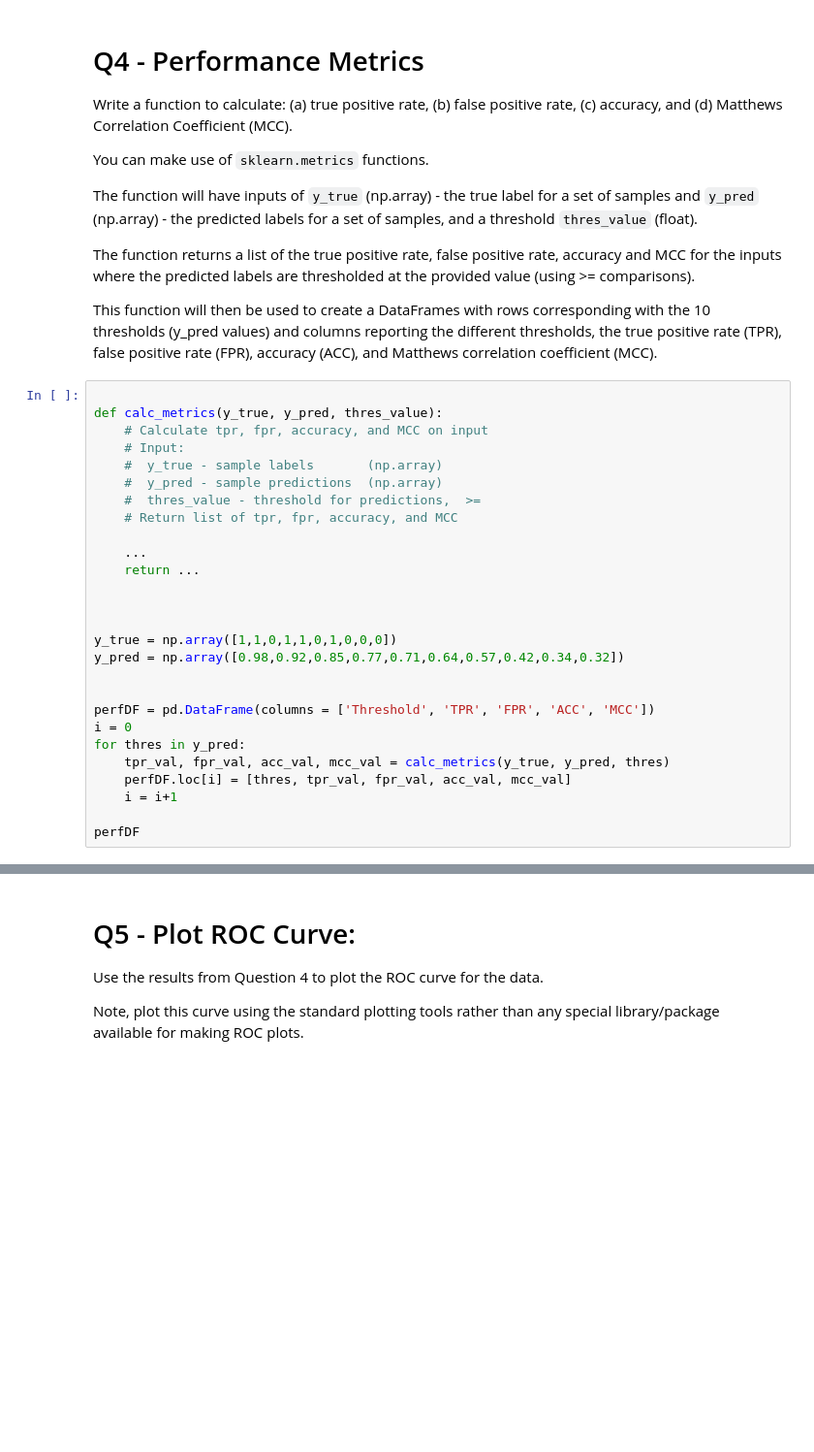
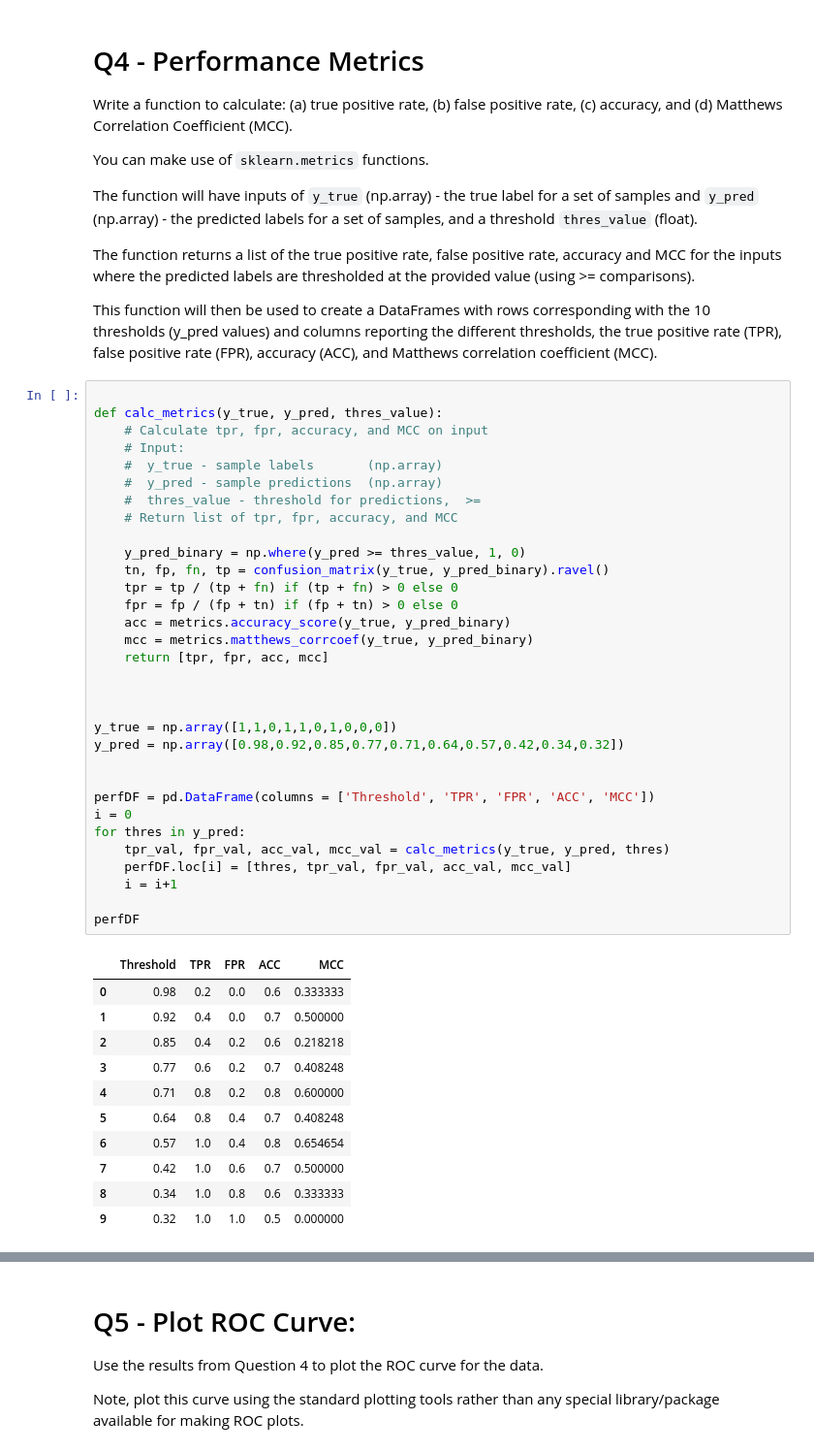
Before and after one commit to zecerman/CS4821, a Jupyter notebook: a2-4821.ipynb, the cells around one changed output, grey strips where cells are left out. Shown: that part at 97% size. Cells and saved outputs as stored; diff of their text form; blank space fills up the shorter version.

```diff
--- a/a2-4821.ipynb
+++ b/a2-4821.ipynb
@@ -467,29 +503,46 @@ This function will then be used to create a DataFrames  with rows corresponding
 # %%
 
 def calc_metrics(y_true, y_pred, thres_value):
     # Calculate tpr, fpr, accuracy, and MCC on input
     # Input:
     #  y_true - sample labels       (np.array)
     #  y_pred - sample predictions  (np.array)
     #  thres_value - threshold for predictions,  >=
     # Return list of tpr, fpr, accuracy, and MCC
 
-    ...
-    return ...
+    y_pred_binary = np.where(y_pred >= thres_value, 1, 0)
+    tn, fp, fn, tp = confusion_matrix(y_true, y_pred_binary).ravel()
+    tpr = tp / (tp + fn) if (tp + fn) > 0 else 0
+    fpr = fp / (fp + tn) if (fp + tn) > 0 else 0
+    acc = metrics.accuracy_score(y_true, y_pred_binary)
+    mcc = metrics.matthews_corrcoef(y_true, y_pred_binary)
+    return [tpr, fpr, acc, mcc]
 
 
 
 y_true = np.array([1,1,0,1,1,0,1,0,0,0])
 y_pred = np.array([0.98,0.92,0.85,0.77,0.71,0.64,0.57,0.42,0.34,0.32])
 
 
 perfDF = pd.DataFrame(columns = ['Threshold', 'TPR', 'FPR', 'ACC', 'MCC'])
 i = 0
 for thres in y_pred:
     tpr_val, fpr_val, acc_val, mcc_val = calc_metrics(y_true, y_pred, thres)
     perfDF.loc[i] = [thres, tpr_val, fpr_val, acc_val, mcc_val]
     i = i+1
 
 perfDF
+# %% [output]
+|  | Threshold | TPR | FPR | ACC | MCC |
+| 0 | 0.98 | 0.2 | 0.0 | 0.6 | 0.333333 |
+| 1 | 0.92 | 0.4 | 0.0 | 0.7 | 0.500000 |
+| 2 | 0.85 | 0.4 | 0.2 | 0.6 | 0.218218 |
+| 3 | 0.77 | 0.6 | 0.2 | 0.7 | 0.408248 |
+| 4 | 0.71 | 0.8 | 0.2 | 0.8 | 0.600000 |
+| 5 | 0.64 | 0.8 | 0.4 | 0.7 | 0.408248 |
+| 6 | 0.57 | 1.0 | 0.4 | 0.8 | 0.654654 |
+| 7 | 0.42 | 1.0 | 0.6 | 0.7 | 0.500000 |
+| 8 | 0.34 | 1.0 | 0.8 | 0.6 | 0.333333 |
+| 9 | 0.32 | 1.0 | 1.0 | 0.5 | 0.000000 |
 # %%
 grader.check("q4")
```
Also changed, not shown: parts of 7 cells of this notebook.
